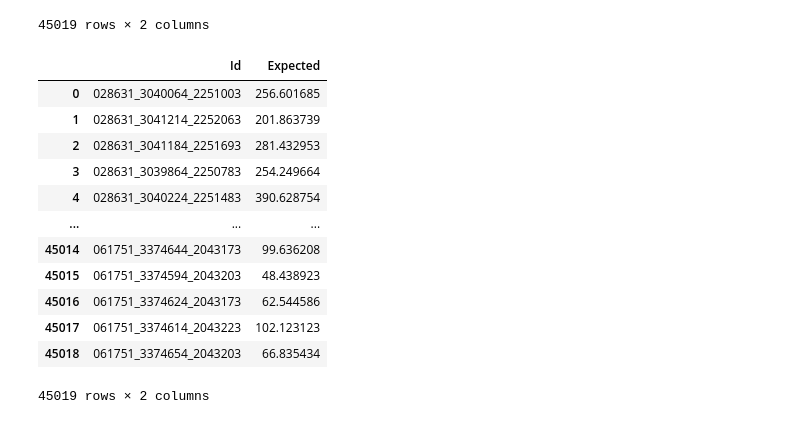
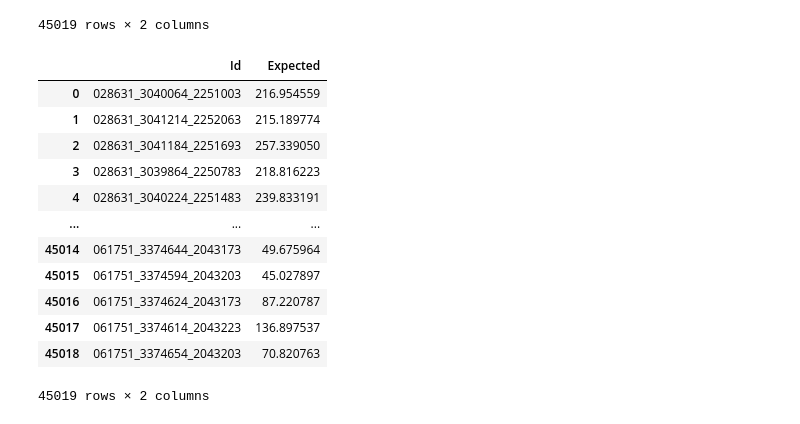
Before and after one commit to ramiqcom/opengeohub-summerschool-2026, a Jupyter notebook: notebook/2.analysis_linear.ipynb, the cells around one changed output. Saved outputs shown, nothing was run; the diff lists cells and outputs as text; code cells hidden in the pictures.

```diff
--- a/notebook/2.analysis_linear.ipynb
+++ b/notebook/2.analysis_linear.ipynb
@@ -95,5 +95,6 @@ train_df["RVI_S1"] = (
     * (train_df["vv.sentinel1_xxxx07"] + train_df["vh.sentinel1_xxxx07"])
     * 1e4
 )
-
-train_df = train_df.dropna()
+# %%
+train_df = train_df[(train_df["NDVI"] > 3000) & (train_df["NDWI"] <= 0)]
+train_df
@@ -116,7 +136,7 @@ plt.show()
 train, test = train_test_split(train_df, test_size=0.3)
 # %%
 MODEL_NAME = f"XGB_v1_{datetime.now().timestamp()}"
-model = XGBRegressor(n_estimators=1000)
+model = XGBRegressor(n_estimators=500)
 model.fit(train[NEW_PREDICTORS], train[LABEL])
 # %% [output]
 XGBRegressor(base_score=None, booster=None, callbacks=None,
@@ -213,4 +233,5 @@ test_df["RVI_S1"] = (
     * 1e4
 )
 
-test_df
+test_df_mask = (test_df["NDVI"] > 3000) & (test_df["NDWI"] <= 0)
+test_df = test_df[test_df_mask]
@@ -246,21 +253,22 @@ submission_df
 | 45018 | 061751_3374654_2043203 | 0.0 |
 45019 rows × 2 columns
 # %%
-submission_df["Expected"] = model.predict(test_df[NEW_PREDICTORS])
+submission_df.loc[test_df_mask, "Expected"] = model.predict(test_df[NEW_PREDICTORS])
+submission_df.loc[~test_df_mask, "Expected"] = 0
 submission_df
 # %% [output]
 |  | Id | Expected |
-| 0 | 028631_3040064_2251003 | 256.601685 |
-| 1 | 028631_3041214_2252063 | 201.863739 |
-| 2 | 028631_3041184_2251693 | 281.432953 |
-| 3 | 028631_3039864_2250783 | 254.249664 |
-| 4 | 028631_3040224_2251483 | 390.628754 |
+| 0 | 028631_3040064_2251003 | 216.954559 |
+| 1 | 028631_3041214_2252063 | 215.189774 |
+| 2 | 028631_3041184_2251693 | 257.339050 |
+| 3 | 028631_3039864_2250783 | 218.816223 |
+| 4 | 028631_3040224_2251483 | 239.833191 |
 | ... | ... | ... |
-| 45014 | 061751_3374644_2043173 | 99.636208 |
-| 45015 | 061751_3374594_2043203 | 48.438923 |
-| 45016 | 061751_3374624_2043173 | 62.544586 |
-| 45017 | 061751_3374614_2043223 | 102.123123 |
-| 45018 | 061751_3374654_2043203 | 66.835434 |
+| 45014 | 061751_3374644_2043173 | 49.675964 |
+| 45015 | 061751_3374594_2043203 | 45.027897 |
+| 45016 | 061751_3374624_2043173 | 87.220787 |
+| 45017 | 061751_3374614_2043223 | 136.897537 |
+| 45018 | 061751_3374654_2043203 | 70.820763 |
 45019 rows × 2 columns
 # %%
 RESULT_CSV = f"{OUTPUT_PREFIX}/results_{MODEL_NAME}.csv"
```
Also changed, not shown: parts of 8 cells of this notebook.
